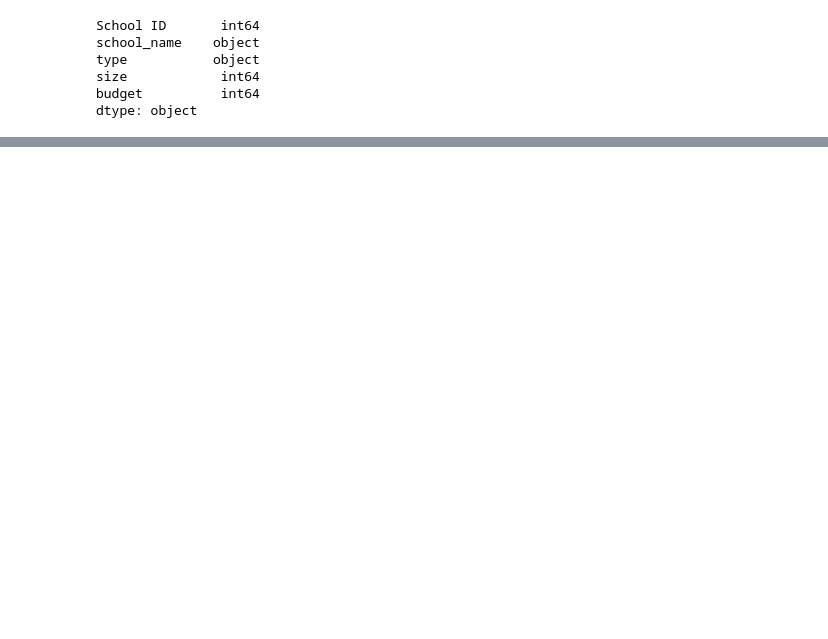
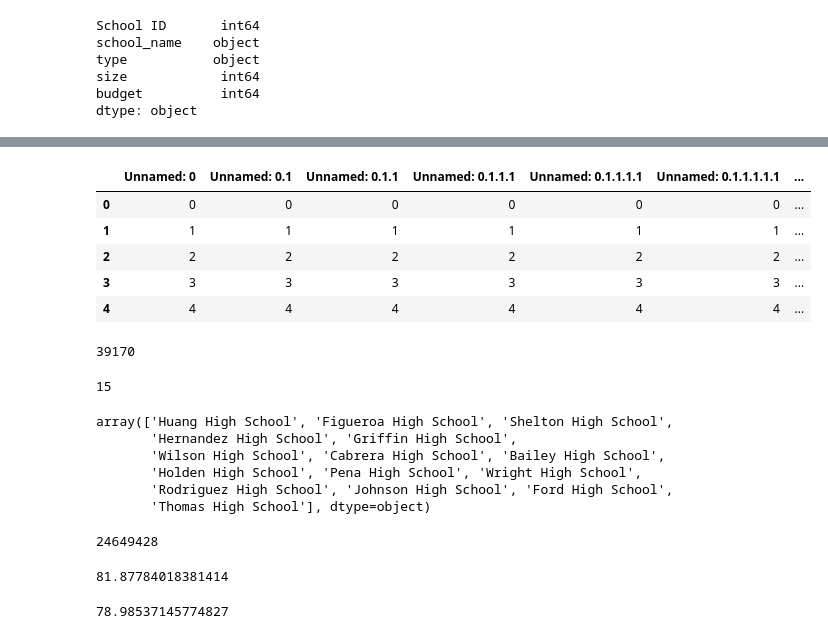
Before and after one commit to sh-4/school_district_analysis, a Jupyter notebook: PyCitySchools.ipynb, the cells around one changed output, grey strips where cells are left out. Drawn from its saved outputs; the diff is of its cells as text; code cells hidden in the pictures; blank space fills up the shorter version.

```diff
--- a/PyCitySchools.ipynb
+++ b/PyCitySchools.ipynb
@@ -208,0 +242,58 @@ student_data_df.to_csv("resources/students_complete.csv")
+# %%
+# create new df for the merged df's
+# use the parameter "on," which is equal to a list of the columns that are identical from each DataFrame, in this case, "school_name."
+# Combine the data into a single dataset.
+school_data_complete_df = pd.merge(student_data_df, school_data_df, on=["school_name", "school_name"])
+school_data_complete_df.head()
+# %% [output]
+|  | Unnamed: 0 | Unnamed: 0.1 | Unnamed: 0.1.1 | Unnamed: 0.1.1.1 | Unnamed: 0.1.1.1.1 | Unnamed: 0.1.1.1.1.1 | ... |
+| 0 | 0 | 0 | 0 | 0 | 0 | 0 | ... |
+| 1 | 1 | 1 | 1 | 1 | 1 | 1 | ... |
+| 2 | 2 | 2 | 2 | 2 | 2 | 2 | ... |
+| 3 | 3 | 3 | 3 | 3 | 3 | 3 | ... |
+| 4 | 4 | 4 | 4 | 4 | 4 | 4 | ... |
+# %%
+# Get the total number of students.
+student_count = school_data_complete_df["Student ID"].count()
+student_count
+# %% [output]
+39170
+# %%
+# calculate the total number of schools
+school_count = school_data_df["school_name"].count()
+school_count
+# %% [output]
+15
+# %%
+# Calculate the total number of schools
+# use unique() method to only count different names, not all 39,170 names in the merged df
+# This method will return a "ndarray", or n-dimensional array of all the unique values of that column
+school_count_2 = school_data_complete_df["school_name"].unique()
+school_count_2
+# %% [output]
+array(['Huang High School', 'Figueroa High School', 'Shelton High School',
+       'Hernandez High School', 'Griffin High School',
+       'Wilson High School', 'Cabrera High School', 'Bailey High School',
+       'Holden High School', 'Pena High School', 'Wright High School',
+       'Rodriguez High School', 'Johnson High School', 'Ford High School',
+       'Thomas High School'], dtype=object)
+# %%
+# Calculate the total budget.
+# use data only from school_data_df to avoid an excessive, incorrect number from the merged df
+total_budget = school_data_df["budget"].sum()
+total_budget
+# %% [output]
+24649428
+# %%
+# Calculate the average reading score.
+# same as =average() function in excel
+average_reading_score = school_data_complete_df["reading_score"].mean()
+average_reading_score
+# %% [output]
+81.87784018381414
+# %%
+# Calculate the average math score.
+average_math_score = school_data_complete_df["math_score"].mean()
+average_math_score
+# %% [output]
+78.98537145774827
```
Also changed, not shown: parts of 26 cells of this notebook, 1 other file.
